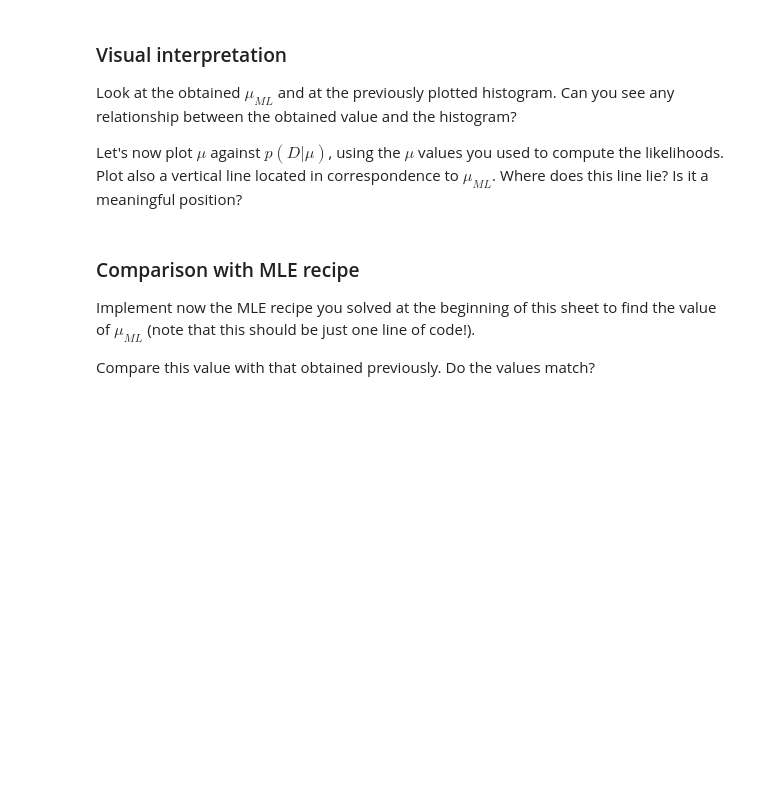
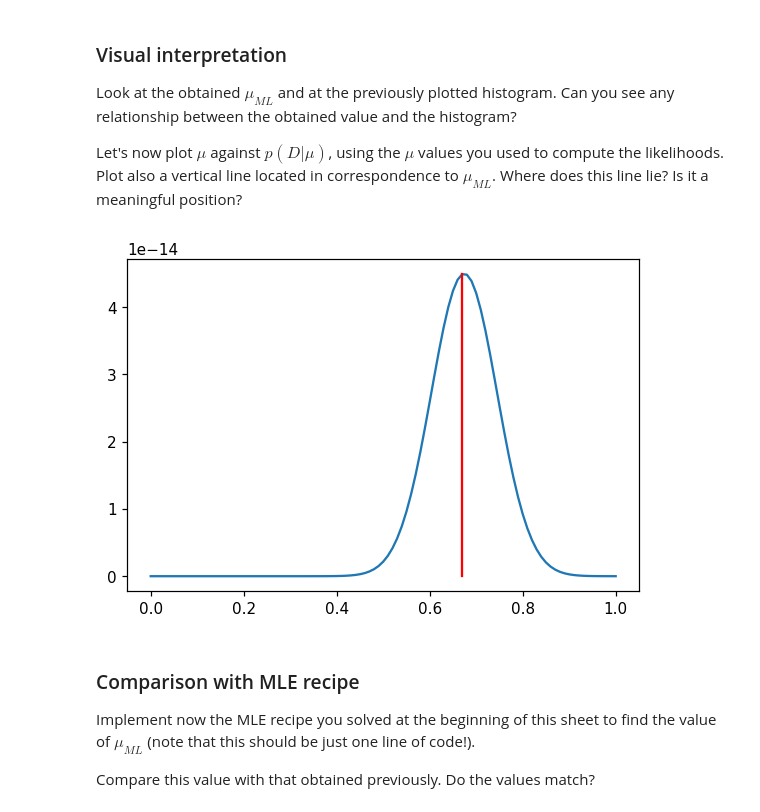
Before and after one commit to RileyEv/lab_sheets_public, a Jupyter notebook: lab_4/labsheet4.ipynb, the cells around one changed output. Cells and saved outputs as stored; diff of their text form; code cells hidden in the pictures; blank space fills up the shorter version.

```diff
--- a/lab_4/labsheet4.ipynb
+++ b/lab_4/labsheet4.ipynb
@@ -72,9 +73,10 @@ Write a function `compute_likelihood(D, mu)` that takes a value of $\mu$ and com
 You may use NumPy's function `np.prod` for the calculation.
 # %%
 # write your code here
-def compute_likelihood(D, mu):
-    sigma = 0.5
-    S = 1/(np.root(2*np.pi)*sigma)*np.exp(-1/(2*sigma**2)*(D[]))
-    return np.prod(S)
+def compute_likelihood(data, mu, sigma=0.5):
+    pdf = stats.norm.pdf(data, loc=mu, scale=sigma)
+    likelihood = pdf.prod()
+
+    return likelihood
 # %% [markdown]
 Write now a function `loop_likelihood(D)` that calls `compute_likelihood` for each value of $\mu \in \{0.00, 0.01, 0.02, ... , 1.00\}$, storing *both* the value of $\mu$ and the corresponding obtained likelihood in a 2D array.
@@ -82,0 +83,12 @@ Write now a function `loop_likelihood(D)` that calls `compute_likelihood` for ea
+# %%
+# write your code here
+
+def loop_likelihood(D, size=101):
+    L = np.zeros(shape=(size, 2))
+
+    for i, mu in enumerate(np.linspace(0, 1, size)):
+        likelihood = compute_likelihood(D, mu)
+        L[i, :] = (mu, likelihood)
+    return L
+
+loop_likelihood(data1)
@@ -92,0 +121,8 @@ Make sure you understand the difference between the two.
+# %%
+# write your code here
+L = loop_likelihood(data1)
+arg_max_index = L[:,1].argmax()
+arg_max_ml, max_ml = L[arg_max_index,:]
+
+print('arg_max={}'.format(arg_max_ml))
+print('max={}'.format(max_ml))
@@ -101,3 +138,13 @@ Let's now plot $\mu$ against $p(D|\mu)$, using the $\mu$ values you used to comp
+# %%
+# write your code here
+plt.plot(L[:, 0], L[:, 1])
+# plot a vertical line to show arg max(P(D|mu))
+xs = (L[arg_max_index, 0], L[arg_max_index, 0])
+ys = (0, L[arg_max_index, 1])
+plt.plot(xs, ys, color='r' )
+plt.show()
+# %% [output]
+[figure, added]
 # %% [markdown]
 ### Comparison with MLE recipe
 
```
Also changed, not shown: parts of 13 cells of this notebook.
